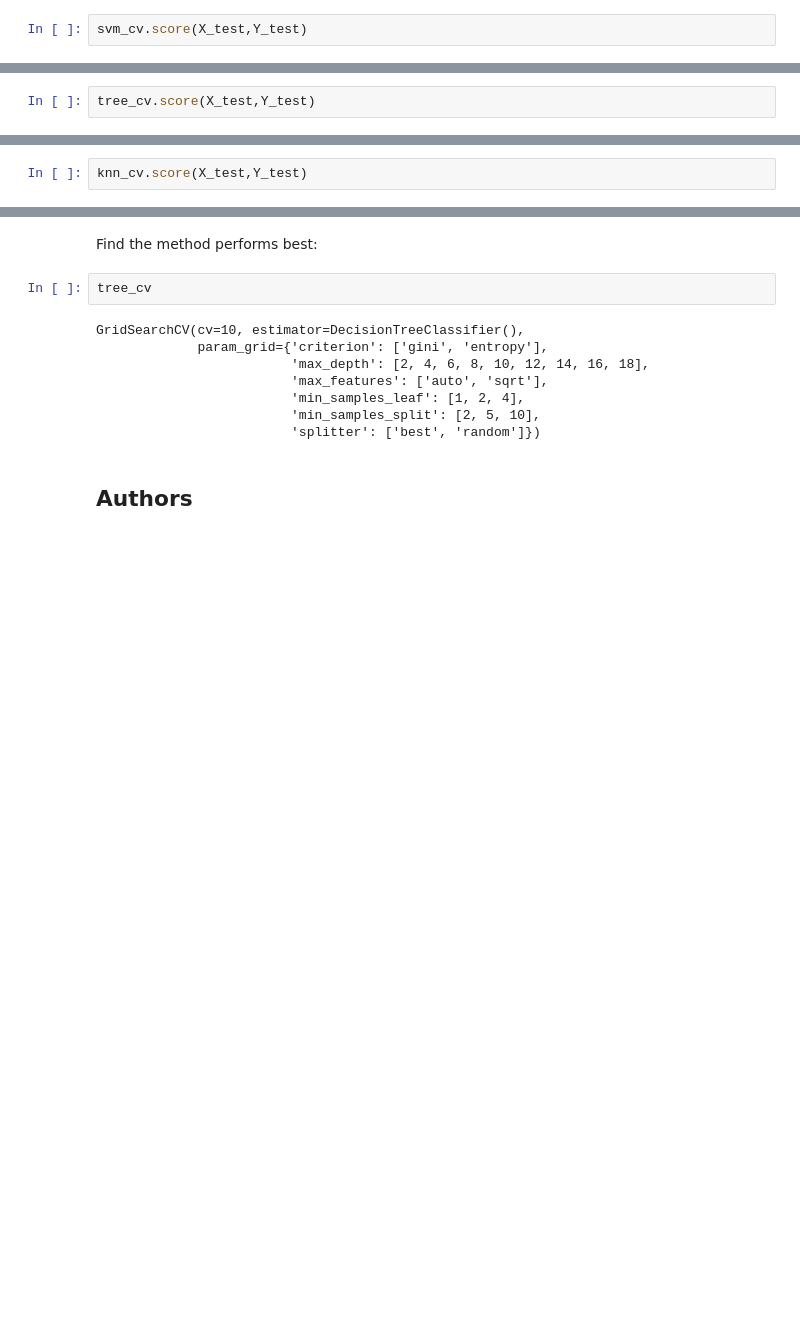
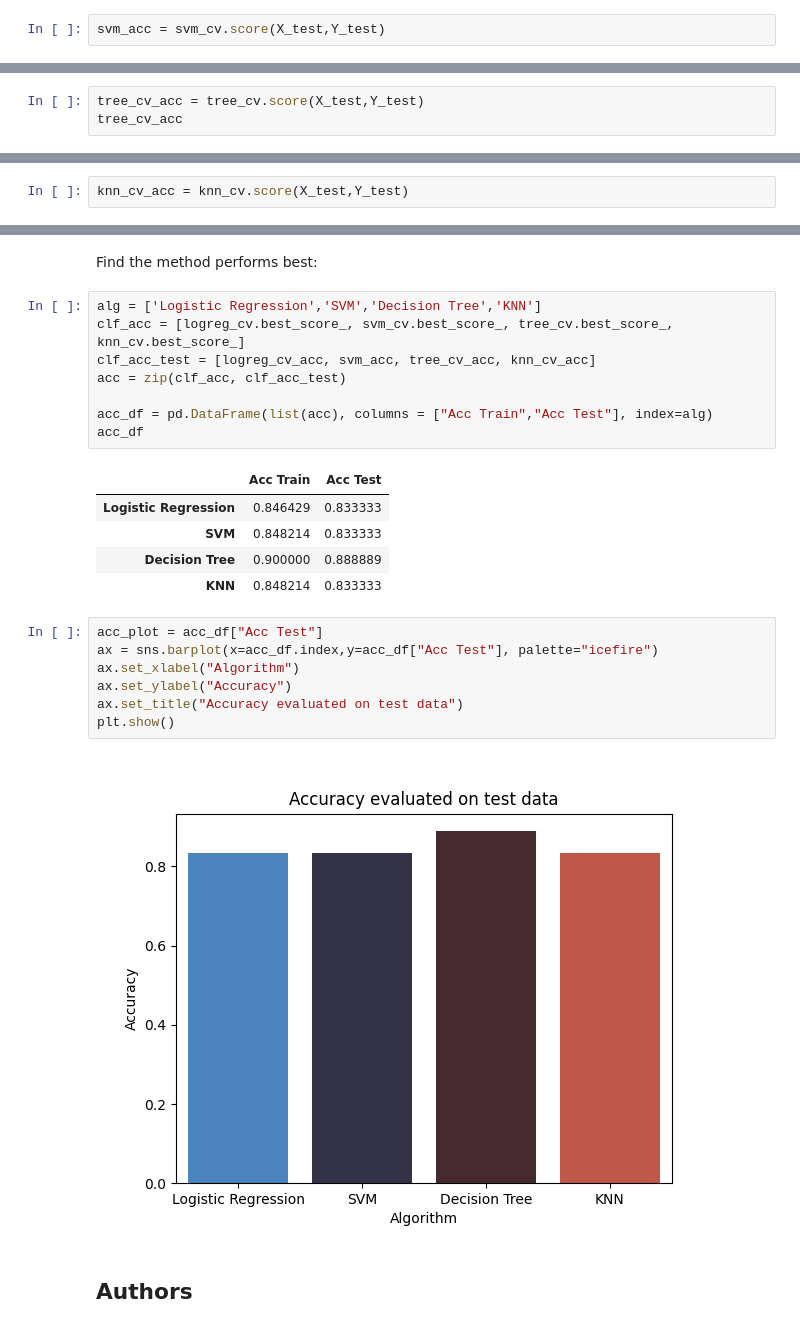
Before and after one commit to IrisGun/IBM-Applied-Data-Science-Capstone, a Jupyter notebook: Lab6_ML.ipynb, the cells around one changed output, grey strips where cells are left out. Cells and saved outputs as stored; diff of their text form; blank space fills up the shorter version.

```diff
--- a/Lab6_ML.ipynb
+++ b/Lab6_ML.ipynb
@@ -254,4 +252,4 @@ accuracy : 0.8482142857142856
 # %% [markdown]
 Calculate the accuracy on the test data using the method <code>score</code>:
 # %%
-svm_cv.score(X_test,Y_test)
+svm_acc = svm_cv.score(X_test,Y_test)
@@ -299,5 +295,6 @@ accuracy : 0.8767857142857143
 # %% [markdown]
 Calculate the accuracy of tree_cv on the test data using the method <code>score</code>:
 # %%
-tree_cv.score(X_test,Y_test)
+tree_cv_acc = tree_cv.score(X_test,Y_test)
+tree_cv_acc
 # %% [output]
@@ -338,4 +335,4 @@ accuracy : 0.8482142857142858
 # %% [markdown]
 Calculate the accuracy of knn_cv on the test data using the method <code>score</code>:
 # %%
-knn_cv.score(X_test,Y_test)
+knn_cv_acc = knn_cv.score(X_test,Y_test)
@@ -352,16 +347,29 @@ plot_confusion_matrix(Y_test,yhat)
 ## TASK  12
 # %% [markdown]
 Find the method performs best:
-# %%
-tree_cv
-# %% [output]
-GridSearchCV(cv=10, estimator=DecisionTreeClassifier(),
-             param_grid={'criterion': ['gini', 'entropy'],
-                         'max_depth': [2, 4, 6, 8, 10, 12, 14, 16, 18],
-                         'max_features': ['auto', 'sqrt'],
-                         'min_samples_leaf': [1, 2, 4],
-                         'min_samples_split': [2, 5, 10],
-                         'splitter': ['best', 'random']})
+# %%
+alg = ['Logistic Regression','SVM','Decision Tree','KNN']
+clf_acc = [logreg_cv.best_score_, svm_cv.best_score_, tree_cv.best_score_, knn_cv.best_score_]
+clf_acc_test = [logreg_cv_acc, svm_acc, tree_cv_acc, knn_cv_acc]
+acc = zip(clf_acc, clf_acc_test)
+
+acc_df = pd.DataFrame(list(acc), columns = ["Acc Train","Acc Test"], index=alg)
+acc_df
+# %% [output]
+|  | Acc Train | Acc Test |
+| Logistic Regression | 0.846429 | 0.833333 |
+| SVM | 0.848214 | 0.833333 |
+| Decision Tree | 0.900000 | 0.888889 |
+| KNN | 0.848214 | 0.833333 |
+# %%
+acc_plot = acc_df["Acc Test"]
+ax = sns.barplot(x=acc_df.index,y=acc_df["Acc Test"], palette="icefire")
+ax.set_xlabel("Algorithm")
+ax.set_ylabel("Accuracy")
+ax.set_title("Accuracy evaluated on test data")
+plt.show()
+# %% [output]
+[figure, added]
 # %% [markdown]
 ## Authors
 # %% [markdown]
```
Also changed, not shown: parts of 6 cells of this notebook.
